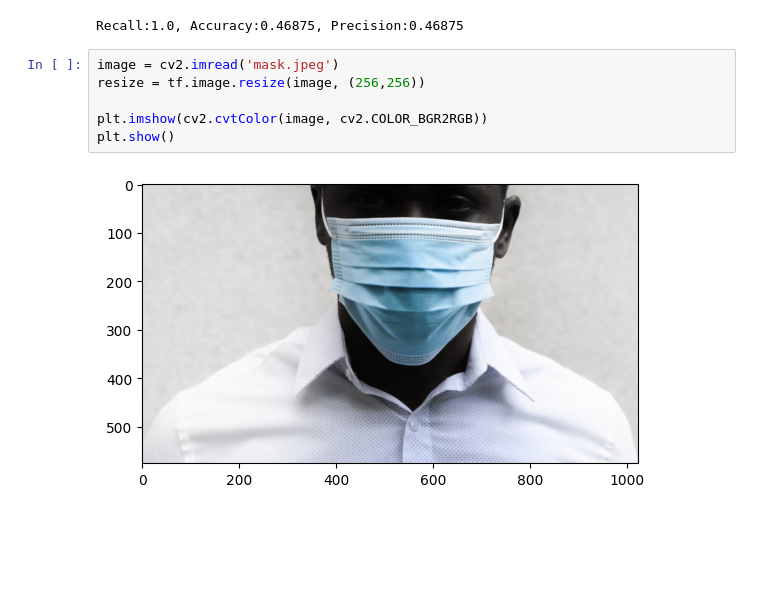
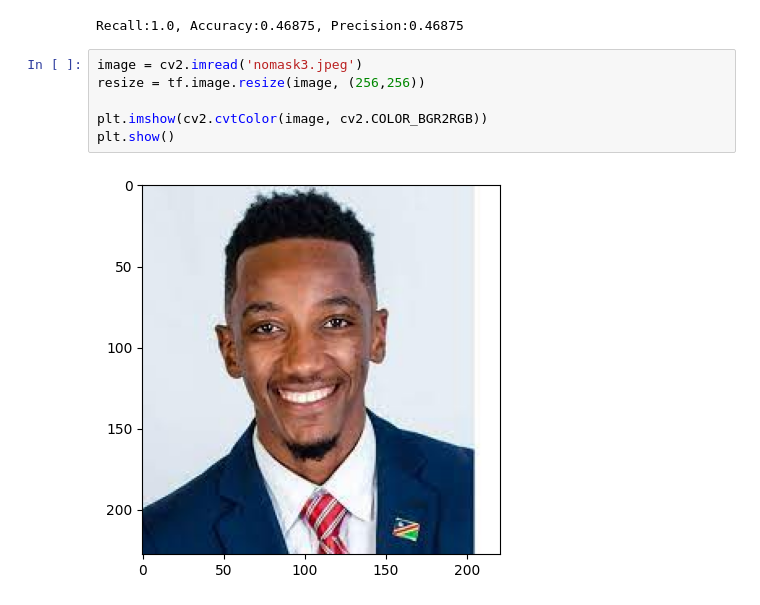
Before and after one commit to SouryaSparks/facemaskrecognitionv1, a Jupyter notebook: index.ipynb, the cells around one changed output. Cells and saved outputs as stored; diff of their text form; blank space fills up the shorter version.

```diff
--- a/index.ipynb
+++ b/index.ipynb
@@ -135,13 +135,13 @@ print(f"Recall:{recall.result().numpy()}, Accuracy:{accuracy.result().numpy()},
 # %% [output]
 Recall:1.0, Accuracy:0.46875, Precision:0.46875
 # %%
-image = cv2.imread('mask.jpeg')
+image = cv2.imread('nomask3.jpeg')
 resize = tf.image.resize(image, (256,256))
 
 plt.imshow(cv2.cvtColor(image, cv2.COLOR_BGR2RGB))
 plt.show()
 # %% [output]
-[figure, old version]
+[figure, new version]
 # %%
 
 yhat = model.predict(np.expand_dims((resize/255), 0))
```
Also changed, not shown: parts of 2 cells of this notebook, 2 other files.
